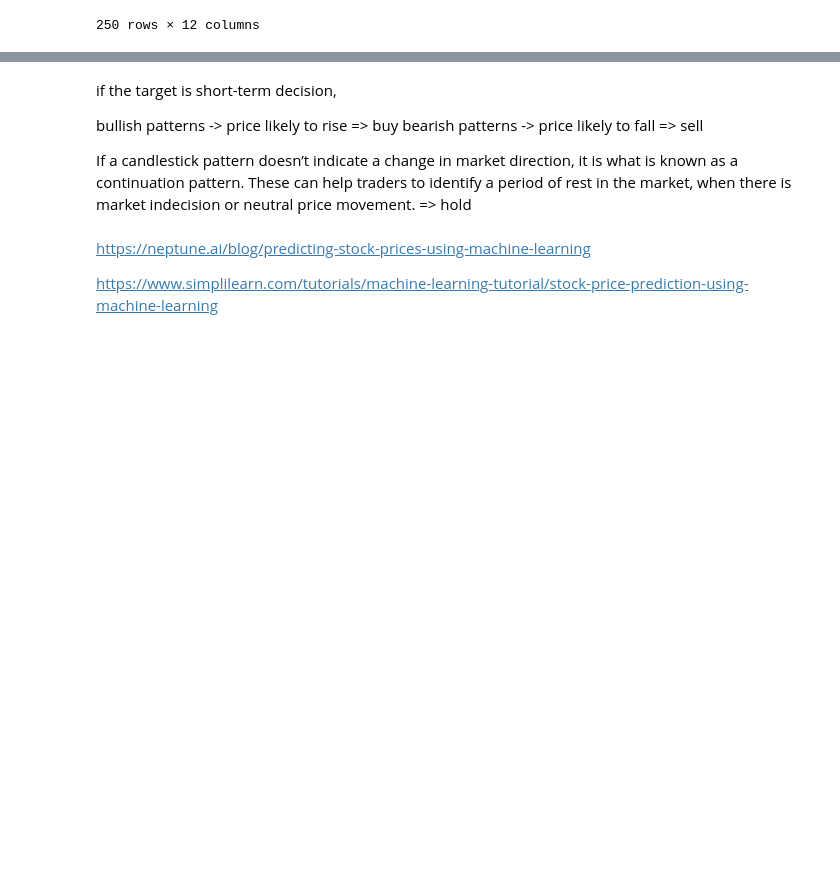
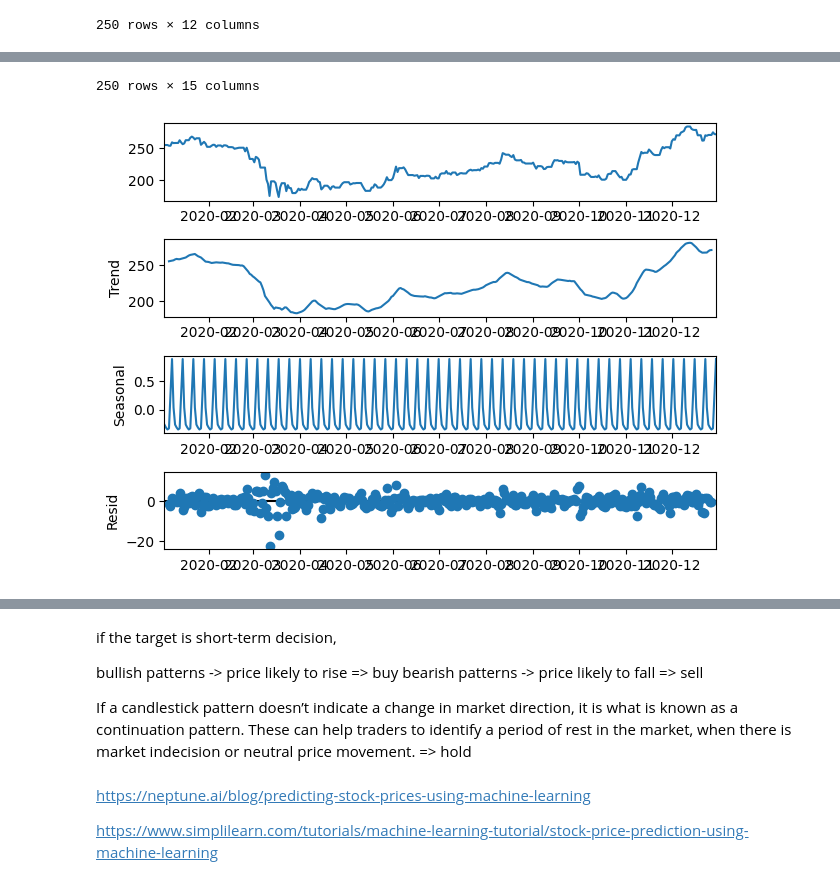
Before and after one commit to henryhyunwookim/ValueInvestor, a Jupyter notebook: ValueInvestor.ipynb, the cells around one changed output, grey strips where cells are left out. Drawn from its saved outputs; the diff is of its cells as text; code cells hidden in the pictures; blank space fills up the shorter version.

```diff
--- a/ValueInvestor.ipynb
+++ b/ValueInvestor.ipynb
@@ -140,3 +140,14 @@ train_df_1
 | 2020-12-29 | 272.00 | 275.91 | 276.43 | 271.26 | 39020000.0 | -0.0098 | 268.655714 | 264.319667 | 234.921099 | ... |
 | 2020-12-30 | 271.65 | 272.49 | 274.24 | 270.12 | 31530000.0 | -0.0013 | 270.064286 | 265.284333 | 235.358901 | ... |
 250 rows × 12 columns
+# %%
+from statsmodels.tsa.seasonal import seasonal_decompose
+result = seasonal_decompose(train_df_1.asfreq('D').ffill()[['Close']])
+result.plot()
+
+train_df_1['Trend'] = result.trend
+train_df_1['Seasonal'] = result.seasonal
+train_df_1['Residual'] = result.resid
+
+train_df_1
+# %% [output]
@@ -142,0 +167,2 @@ train_df_1
+250 rows × 15 columns
+[figure, added]
```
Also changed, not shown: parts of 17 cells of this notebook.
